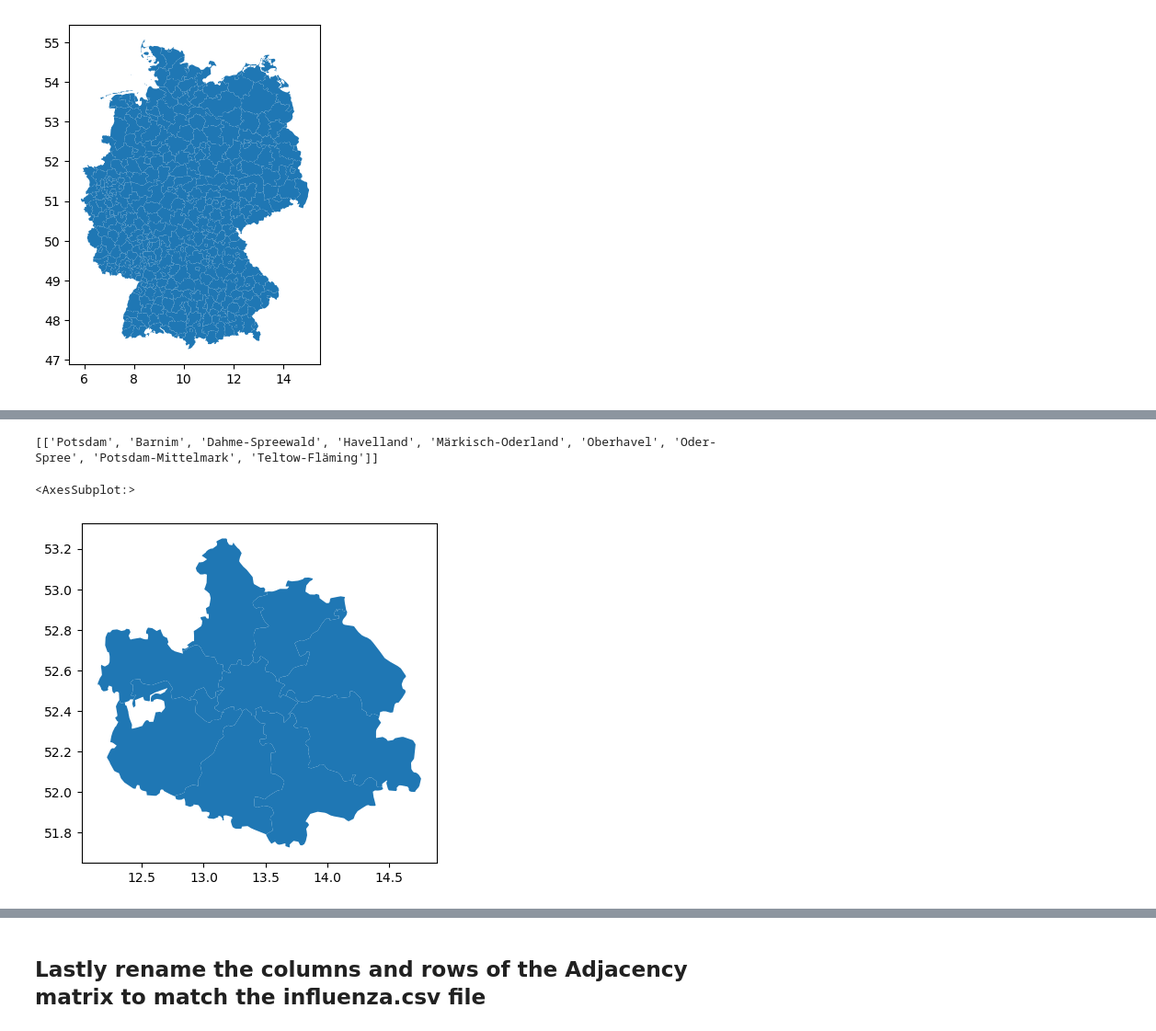
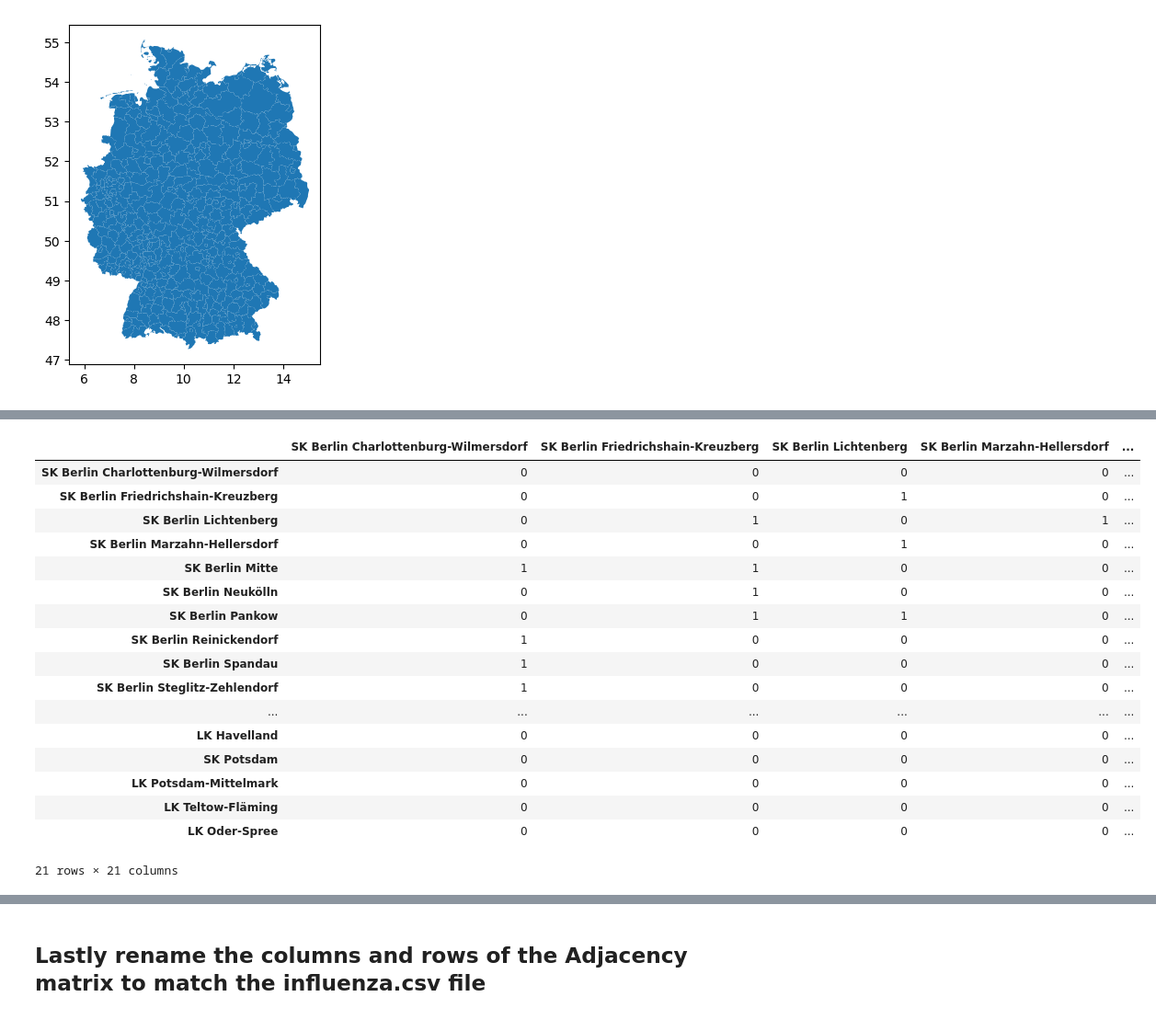
Before and after one commit to Kai-Ref/DeepAR_InfluenzaForecast, a Jupyter notebook: Notebooks/Shapefile.ipynb, the cells around one changed output, grey strips where cells are left out. Shown at 92% size. Cells and saved outputs as stored; diff of their text form; code cells hidden in the pictures.

Commit message:
Berlin states

```diff
--- a/Notebooks/Shapefile.ipynb
+++ b/Notebooks/Shapefile.ipynb
@@ -89,18 +34,0 @@ ValueError: cannot convert float NaN to integer
-# %%
-matrix_df = pd.DataFrame(columns=df.GEN.unique(), index=df.GEN.unique())
-for location1 in df.GEN.unique():
-    location_df = df.loc[df.GEN == location1].copy()
-    neighbors = list(location_df["my_neighbors"])
-    if len(neighbors)>0:
-        #print(location1)
-        #print(neighbors)
-        for neighbor in neighbors[0]:
-            matrix_df.loc[location1, neighbor] = 1
-            matrix_df.loc[neighbor, location1] = 1
-            matrix_df.loc[location1, location1] = 0
-    else:
-        print(location1)
-matrix_df = matrix_df.fillna(0)
-print(matrix_df)
-print(matrix_df.isna().sum())
-print(len(df.GEN.unique()))
@@ -200,7 +107,38 @@ for name in not_matching_dict.keys():
 # %%
-print(list(df[df.GEN.isin(["Berlin",""])].my_neighbors))
-df[df.GEN.isin(["Berlin",'Potsdam', 'Barnim', 'Dahme-Spreewald', 'Havelland', 'Märkisch-Oderland', 'Oberhavel', 'Oder-Spree', 'Potsdam-Mittelmark', 'Teltow-Fläming'])].plot()
+#print(list(df[df.GEN.isin(["Berlin",""])].my_neighbors))
+#df[df.GEN.isin(["Berlin",'Potsdam', 'Barnim', 'Dahme-Spreewald', 'Havelland', 'Märkisch-Oderland', 'Oberhavel', 'Oder-Spree', 'Potsdam-Mittelmark', 'Teltow-Fläming'])].plot()
-# %% [output]
-[['Potsdam', 'Barnim', 'Dahme-Spreewald', 'Havelland', 'Märkisch-Oderland', 'Oberhavel', 'Oder-Spree', 'Potsdam-Mittelmark', 'Teltow-Fläming']]
-<AxesSubplot:>
-[figure, removed]
+# %%
+matrix_df = pd.DataFrame(columns=config.berlin_neighbors.keys(), index=config.berlin_neighbors.keys())
+for key in config.berlin_neighbors.keys():
+    neighbors = config.berlin_neighbors[key]
+    if len(neighbors)>0:
+        for neighbor in neighbors:
+            matrix_df.loc[key, neighbor] = 1
+            matrix_df.loc[neighbor, key] = 1
+            matrix_df.loc[key, key] = 0
+    else:
+        print(key)
+matrix_df = matrix_df.fillna(0)
+#print(matrix_df)
+#print(matrix_df.isna().sum())
+#print(len(df.location.unique()))
+display(matrix_df)
+# %% [output]
+|  | SK Berlin Charlottenburg-Wilmersdorf | SK Berlin Friedrichshain-Kreuzberg | SK Berlin Lichtenberg | SK Berlin Marzahn-Hellersdorf | ... |
+| SK Berlin Charlottenburg-Wilmersdorf | 0 | 0 | 0 | 0 | ... |
+| SK Berlin Friedrichshain-Kreuzberg | 0 | 0 | 1 | 0 | ... |
+| SK Berlin Lichtenberg | 0 | 1 | 0 | 1 | ... |
+| SK Berlin Marzahn-Hellersdorf | 0 | 0 | 1 | 0 | ... |
+| SK Berlin Mitte | 1 | 1 | 0 | 0 | ... |
+| SK Berlin Neukölln | 0 | 1 | 0 | 0 | ... |
+| SK Berlin Pankow | 0 | 1 | 1 | 0 | ... |
+| SK Berlin Reinickendorf | 1 | 0 | 0 | 0 | ... |
+| SK Berlin Spandau | 1 | 0 | 0 | 0 | ... |
+| SK Berlin Steglitz-Zehlendorf | 1 | 0 | 0 | 0 | ... |
+| ... | ... | ... | ... | ... | ... |
+| LK Havelland | 0 | 0 | 0 | 0 | ... |
+| SK Potsdam | 0 | 0 | 0 | 0 | ... |
+| LK Potsdam-Mittelmark | 0 | 0 | 0 | 0 | ... |
+| LK Teltow-Fläming | 0 | 0 | 0 | 0 | ... |
+| LK Oder-Spree | 0 | 0 | 0 | 0 | ... |
+21 rows × 21 columns
```
Also changed, not shown: parts of 22 cells of this notebook, 2 other files.
